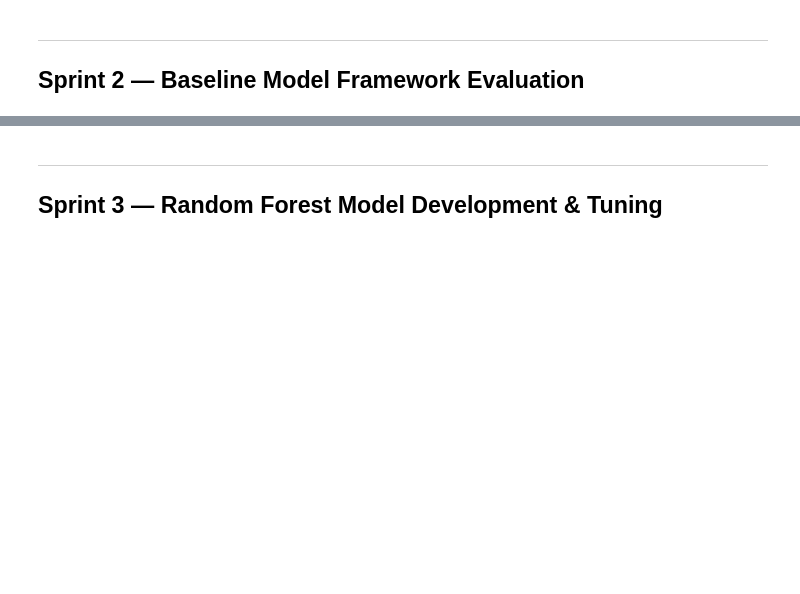
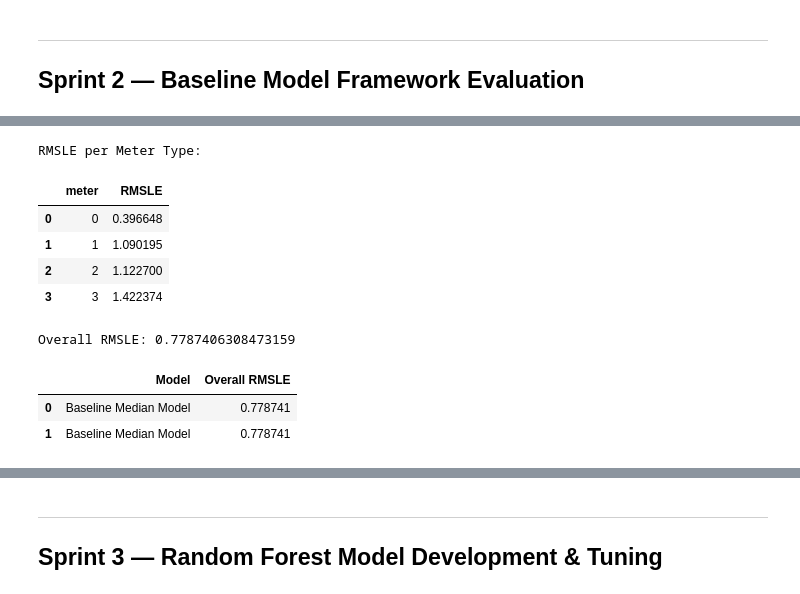
Before and after one commit to ZahraSabouri/CMT307_GreatEnergyPredictor, a Jupyter notebook: notebooks/Ayan_Anomaly_Investigation.ipynb, the cells around one changed output, grey strips where cells are left out. Cells and saved outputs as stored; diff of their text form; code cells hidden in the pictures; blank space fills up the shorter version.

```diff
--- a/notebooks/Ayan_Anomaly_Investigation.ipynb
+++ b/notebooks/Ayan_Anomaly_Investigation.ipynb
@@ -612,0 +658,45 @@ Data successfully exported to 'detailed_anomalies.csv'.
+# %%
+import numpy as np
+
+def rmsle(y_true, y_pred):
+    y_pred = np.maximum(y_pred, 0)
+    y_true = np.maximum(y_true, 0)
+    return np.sqrt(np.mean(np.square(np.log1p(y_pred) - np.log1p(y_true))))
+
+# RMSLE per Meter Type
+rmsle_per_meter = val_df.groupby('meter').apply(
+    lambda x: rmsle(x['meter_reading_actual'], x['meter_reading_predicted']),
+    include_groups=False
+).reset_index(name='RMSLE')
+
+print("RMSLE per Meter Type:")
+display(rmsle_per_meter)
+
+# Overall RMSLE
+overall_rmsle = rmsle(val_df['meter_reading_actual'], val_df['meter_reading_predicted'])
+print(f"\nOverall RMSLE: {overall_rmsle}")
+# %% [output]
+RMSLE per Meter Type:
+|  | meter | RMSLE |
+| 0 | 0 | 0.396648 |
+| 1 | 1 | 1.090195 |
+| 2 | 2 | 1.122700 |
+| 3 | 3 | 1.422374 |
+Overall RMSLE: 0.7787406308473159
+# %%
+import pandas as pd
+
+# Create a results table DataFrame if it doesn't exist
+if 'results_table' not in locals():
+    results_table = pd.DataFrame(columns=['Model', 'Overall RMSLE'])
+
+# Add the Baseline Median Model's overall RMSLE to the results table
+new_result = pd.DataFrame([{'Model': 'Baseline Median Model', 'Overall RMSLE': overall_rmsle}])
+results_table = pd.concat([results_table, new_result], ignore_index=True)
+
+# Display the results table
+display(results_table)
+# %% [output]
+|  | Model | Overall RMSLE |
+| 0 | Baseline Median Model | 0.778741 |
+| 1 | Baseline Median Model | 0.778741 |
```
Also changed, not shown: parts of 5 cells of this notebook.
